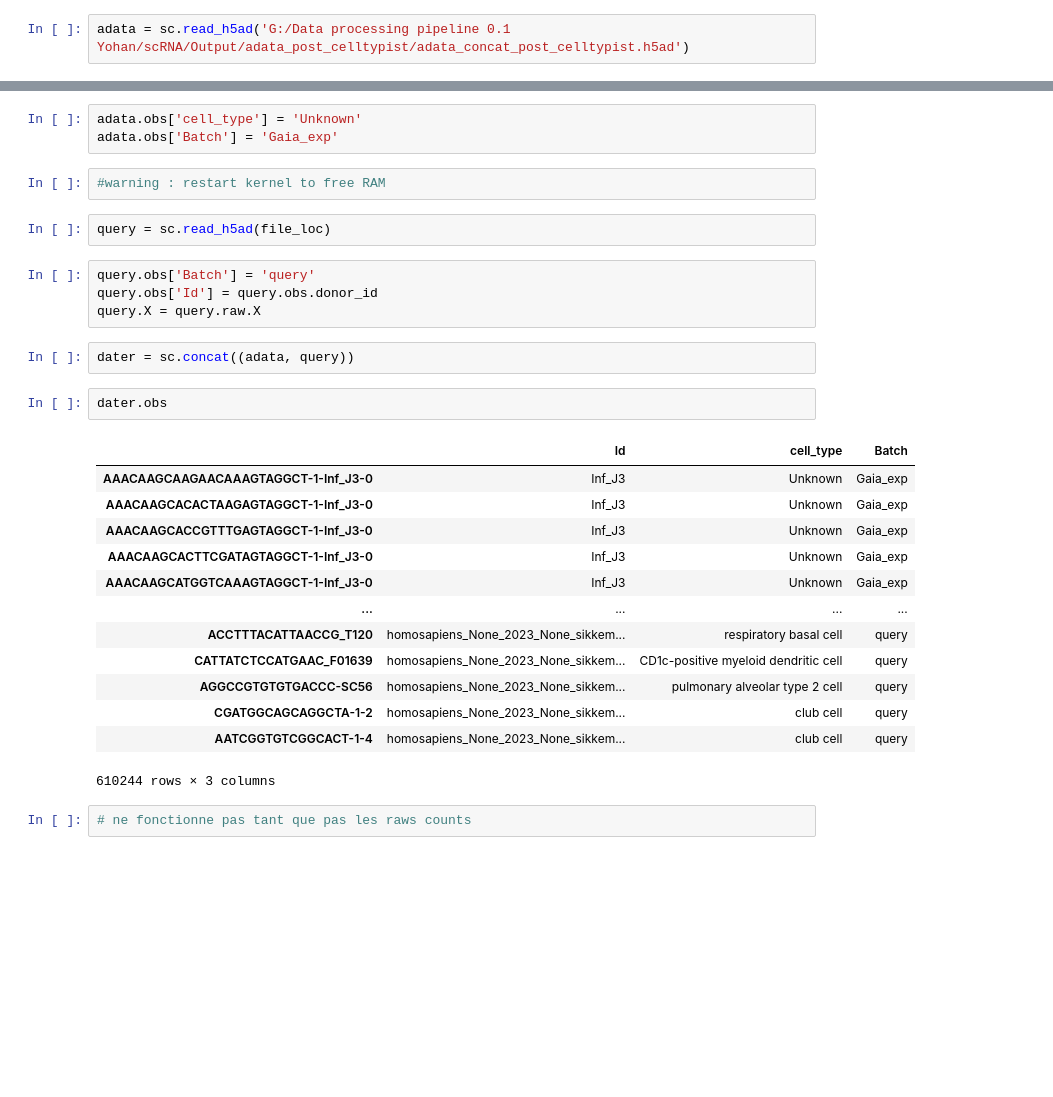
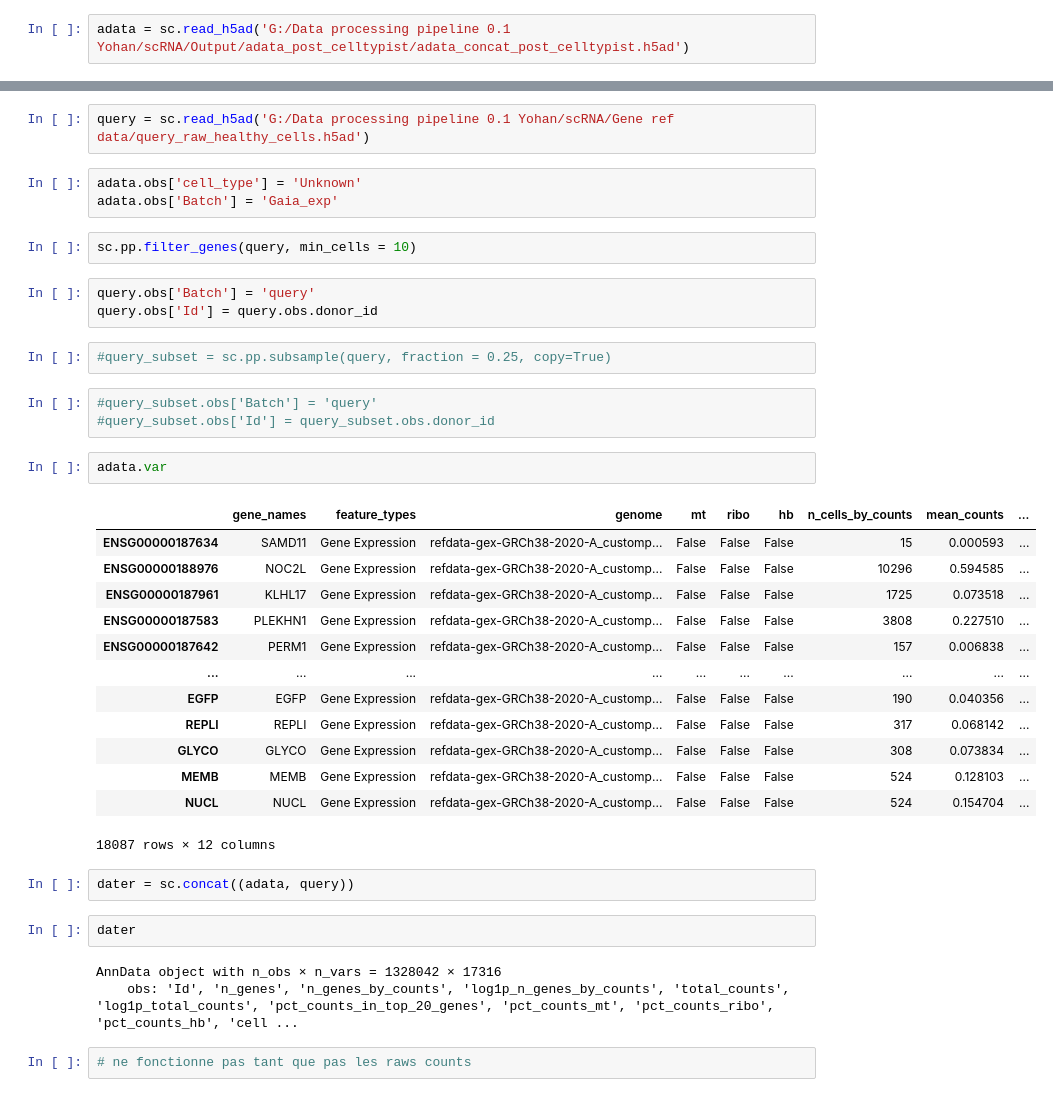
Before and after one commit to Yohan-b976/Transcriptomic-and-proteomic-sc-analysis, a Jupyter notebook: Pipeline folder 0.2/Notebook files/Normalization_MAPPING 0.3.ipynb, the cells around one changed output, grey strips where cells are left out. Saved outputs shown, nothing was run; the diff lists cells and outputs as text; blank space fills up the shorter version.

```diff
--- a/Pipeline folder 0.2/Notebook files/Normalization_MAPPING 0.3.ipynb
+++ b/Pipeline folder 0.2/Notebook files/Normalization_MAPPING 0.3.ipynb
@@ -275,32 +433,41 @@ adata = sc.read_h5ad('G:/Data processing pipeline 0.1 Yohan/scRNA/Output/adata_p
+# %%
+query = sc.read_h5ad('G:/Data processing pipeline 0.1 Yohan/scRNA/Gene ref data/query_raw_healthy_cells.h5ad')
 # %%
 adata.obs['cell_type'] = 'Unknown'
 adata.obs['Batch'] = 'Gaia_exp'
-# %%
-#warning : restart kernel to free RAM
 # %%
-query = sc.read_h5ad(file_loc)
+sc.pp.filter_genes(query, min_cells = 10)
 # %%
 query.obs['Batch'] = 'query'
 query.obs['Id'] = query.obs.donor_id
-query.X = query.raw.X
+# %%
+#query_subset = sc.pp.subsample(query, fraction = 0.25, copy=True)
+# %%
+#query_subset.obs['Batch'] = 'query'
+#query_subset.obs['Id'] = query_subset.obs.donor_id
+# %%
+adata.var
+# %% [output]
+|  | gene_names | feature_types | genome | mt | ribo | hb | n_cells_by_counts | mean_counts | ... |
+| ENSG00000187634 | SAMD11 | Gene Expression | refdata-gex-GRCh38-2020-A_customp... | False | False | False | 15 | 0.000593 | ... |
+| ENSG00000188976 | NOC2L | Gene Expression | refdata-gex-GRCh38-2020-A_customp... | False | False | False | 10296 | 0.594585 | ... |
+| ENSG00000187961 | KLHL17 | Gene Expression | refdata-gex-GRCh38-2020-A_customp... | False | False | False | 1725 | 0.073518 | ... |
+| ENSG00000187583 | PLEKHN1 | Gene Expression | refdata-gex-GRCh38-2020-A_customp... | False | False | False | 3808 | 0.227510 | ... |
+| ENSG00000187642 | PERM1 | Gene Expression | refdata-gex-GRCh38-2020-A_customp... | False | False | False | 157 | 0.006838 | ... |
+| ... | ... | ... | ... | ... | ... | ... | ... | ... | ... |
+| EGFP | EGFP | Gene Expression | refdata-gex-GRCh38-2020-A_customp... | False | False | False | 190 | 0.040356 | ... |
+| REPLI | REPLI | Gene Expression | refdata-gex-GRCh38-2020-A_customp... | False | False | False | 317 | 0.068142 | ... |
+| GLYCO | GLYCO | Gene Expression | refdata-gex-GRCh38-2020-A_customp... | False | False | False | 308 | 0.073834 | ... |
+| MEMB | MEMB | Gene Expression | refdata-gex-GRCh38-2020-A_customp... | False | False | False | 524 | 0.128103 | ... |
+| NUCL | NUCL | Gene Expression | refdata-gex-GRCh38-2020-A_customp... | False | False | False | 524 | 0.154704 | ... |
+18087 rows × 12 columns
 # %%
 dater = sc.concat((adata, query))
 # %%
-dater.obs
+dater
 # %% [output]
-|  | Id | cell_type | Batch |
-| AAACAAGCAAGAACAAAGTAGGCT-1-Inf_J3-0 | Inf_J3 | Unknown | Gaia_exp |
-| AAACAAGCACACTAAGAGTAGGCT-1-Inf_J3-0 | Inf_J3 | Unknown | Gaia_exp |
-| AAACAAGCACCGTTTGAGTAGGCT-1-Inf_J3-0 | Inf_J3 | Unknown | Gaia_exp |
-| AAACAAGCACTTCGATAGTAGGCT-1-Inf_J3-0 | Inf_J3 | Unknown | Gaia_exp |
-| AAACAAGCATGGTCAAAGTAGGCT-1-Inf_J3-0 | Inf_J3 | Unknown | Gaia_exp |
-| ... | ... | ... | ... |
-| ACCTTTACATTAACCG_T120 | homosapiens_None_2023_None_sikkem... | respiratory basal cell | query |
-| CATTATCTCCATGAAC_F01639 | homosapiens_None_2023_None_sikkem... | CD1c-positive myeloid dendritic cell | query |
-| AGGCCGTGTGTGACCC-SC56 | homosapiens_None_2023_None_sikkem... | pulmonary alveolar type 2 cell | query |
-| CGATGGCAGCAGGCTA-1-2 | homosapiens_None_2023_None_sikkem... | club cell | query |
-| AATCGGTGTCGGCACT-1-4 | homosapiens_None_2023_None_sikkem... | club cell | query |
-610244 rows × 3 columns
+AnnData object with n_obs × n_vars = 1328042 × 17316
+    obs: 'Id', 'n_genes', 'n_genes_by_counts', 'log1p_n_genes_by_counts', 'total_counts', 'log1p_total_counts', 'pct_counts_in_top_20_genes', 'pct_counts_mt', 'pct_counts_ribo', 'pct_counts_hb', 'cell ...
 # %%
 # ne fonctionne pas tant que pas les raws counts
 # %%
```
Also changed, not shown: parts of 46 cells of this notebook.
